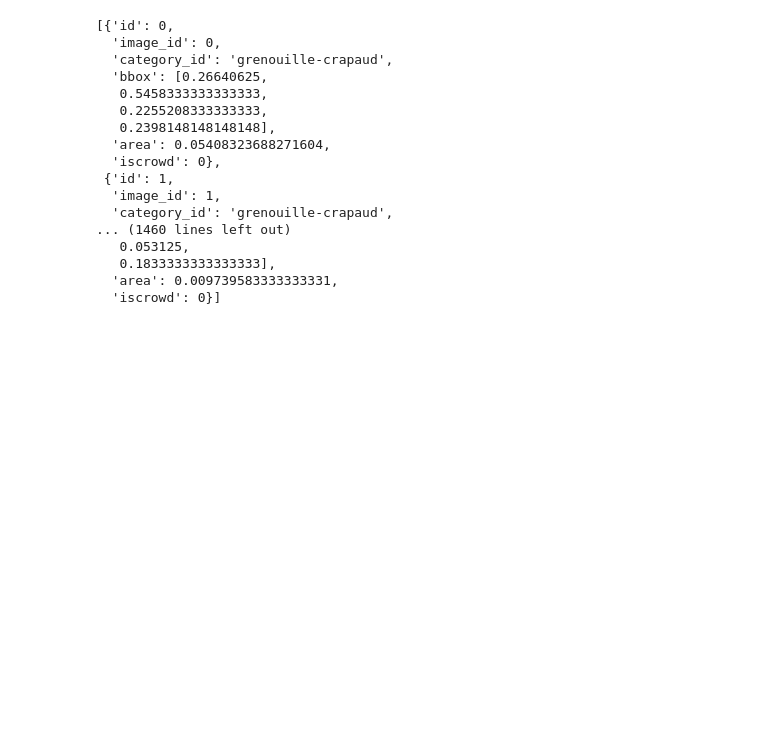
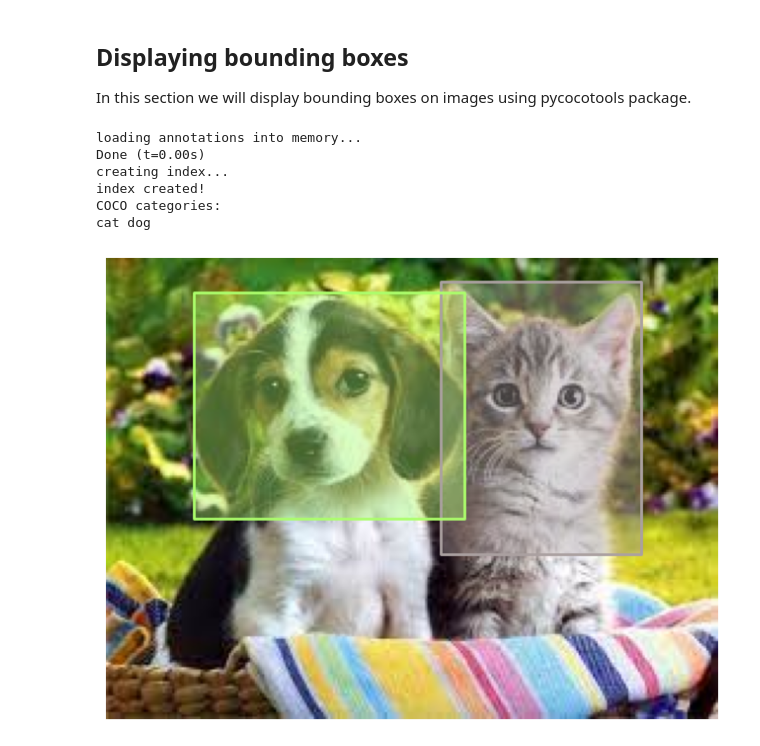
Before and after one commit to ODAncona/bboxconverter, a Jupyter notebook: demo.ipynb, the cells around one changed output. Saved outputs shown, nothing was run; the diff lists cells and outputs as text; code cells hidden in the pictures; blank space fills up the shorter version.

```diff
--- a/demo.ipynb
+++ b/demo.ipynb
@@ -75,6 +46,0 @@ images
-# %%
-categories = []
-for i, cat in enumerate(df['class_name'].unique()):
-    categories.append(dict(id=i, name=cat))
-
-categories
@@ -85,31 +46,0 @@ categories
-# %%
-annotations = df.apply(
-    lambda row: {
-        'id': row.name,
-        'image_id': row.name,
-        'category_id': row['class_name'],
-        'bbox': [row['x_min'], row['y_min'], row['width'], row['height']],
-        'area': row['width'] * row['height'],
-        'iscrowd': 0
-    },
-    axis=1).tolist()
-
-annotations
-# %% [output]
-[{'id': 0,
-  'image_id': 0,
-  'category_id': 'grenouille-crapaud',
-  'bbox': [0.26640625,
-   0.5458333333333333,
-   0.2255208333333333,
-   0.2398148148148148],
-  'area': 0.05408323688271604,
-  'iscrowd': 0},
- {'id': 1,
-  'image_id': 1,
-  'category_id': 'grenouille-crapaud',
-... (1460 lines left out)
-   0.053125,
-   0.1833333333333333],
-  'area': 0.009739583333333331,
-  'iscrowd': 0}]
@@ -122,0 +47,41 @@ import pandas as pd
+# %% [markdown]
+## Displaying bounding boxes
+
+In this section we will display bounding boxes on images using pycocotools package.
+# %%
+import pylab
+import matplotlib.pyplot as plt
+import skimage.io as io
+import numpy as np
+from pycocotools.coco import COCO
+pylab.rcParams['figure.figsize'] = (8.0, 10.0)
+
+# Load COCO annotations
+annFile = f'./examples/coco/result.json'
+coco = COCO(annFile)
+cats = coco.loadCats(coco.getCatIds())
+nms = [cat['name'] for cat in cats]
+print(f'COCO categories: \n{" ".join(nms)}\n')
+
+# Get all images containing given categories, select one at random
+catIds = coco.getCatIds(catNms=['cat', 'dog'])
+imgIds = coco.getImgIds(catIds=catIds)
+img = coco.loadImgs(imgIds[np.random.randint(0, len(imgIds))])[0]
+
+# Load and display image
+I = io.imread(
+    f'examples/coco/images/{img["file_name"].split("/")[-1]}'
+)
+plt.imshow(I)
+plt.axis('off')
+annIds = coco.getAnnIds(imgIds=img['id'], catIds=catIds, iscrowd=None)
+anns = coco.loadAnns(annIds)
+coco.showAnns(anns, draw_bbox=True)
+# %% [output]
+loading annotations into memory...
+Done (t=0.00s)
+creating index...
+index created!
+COCO categories:
+cat dog
+[figure, added]
```
Also changed, not shown: parts of 8 cells of this notebook, 4 other files.
